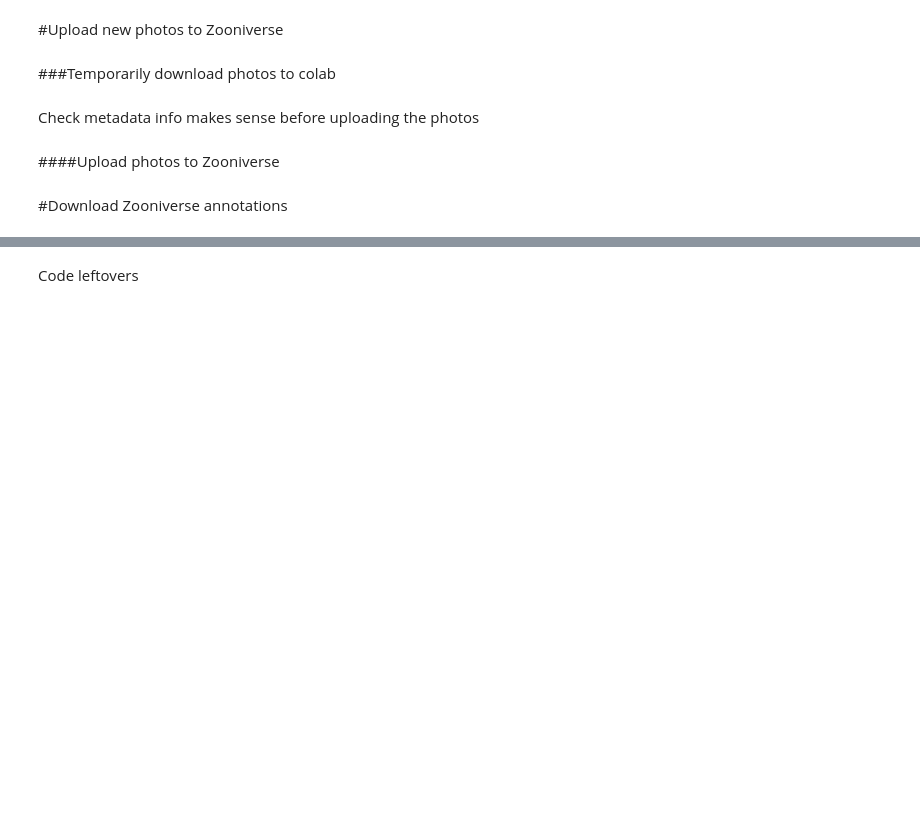
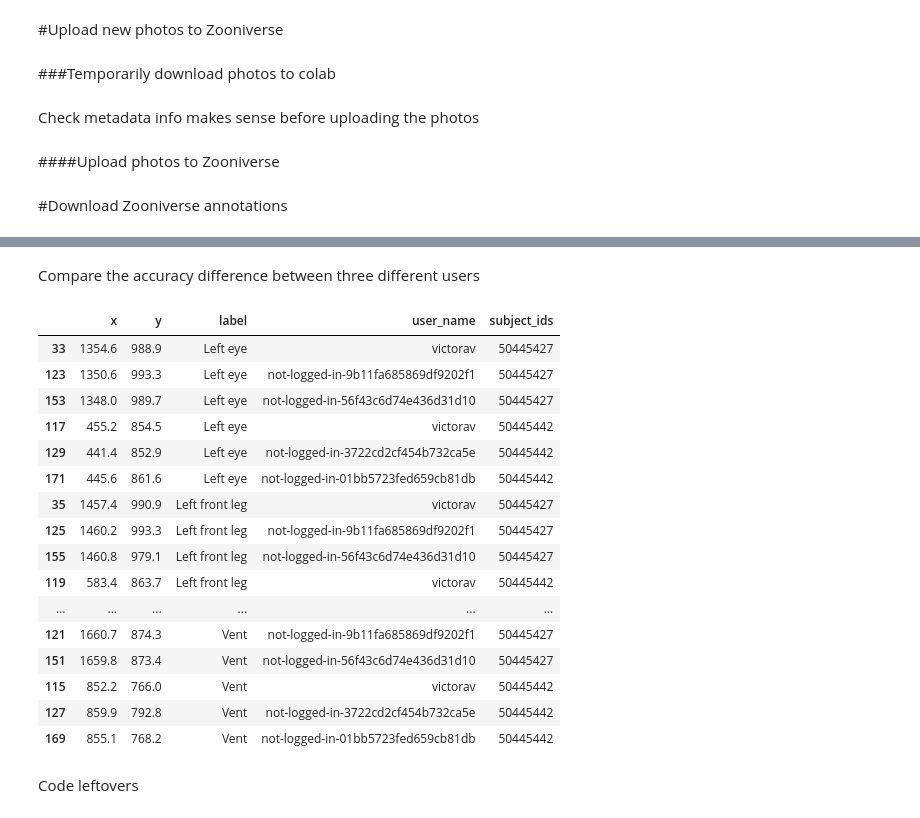
Before and after one commit to wildlifeai/pepeketua_zooniverse, a Jupyter notebook: frog_zooniverse.ipynb, the cells around one changed output, grey strips where cells are left out. Drawn from its saved outputs; the diff is of its cells as text; code cells hidden in the pictures; blank space fills up the shorter version.

Commit message:
Compared annotations from multiple users

```diff
--- a/frog_zooniverse.ipynb
+++ b/frog_zooniverse.ipynb
@@ -279,3 +293,29 @@ flat_anotations
+# %% [markdown]
+Compare the accuracy difference between three different users
+# %%
+duplicated_annotations = flat_anotations.groupby(['subject_ids','label']).filter(lambda x: len(x) == 3)
+
+duplicated_annotations.sort_values(by=['label','subject_ids'])[['x','y','label','user_name','subject_ids']].round({'x': 1, 'y': 1})
+
+#max_min_duplicates=duplicated_annotations.groupby(['subject_ids','label']).agg({'x':['max','min'],'y':['max','min']})
+# %% [output]
+|  | x | y | label | user_name | subject_ids |
+| 33 | 1354.6 | 988.9 | Left eye | victorav | 50445427 |
+| 123 | 1350.6 | 993.3 | Left eye | not-logged-in-9b11fa685869df9202f1 | 50445427 |
+| 153 | 1348.0 | 989.7 | Left eye | not-logged-in-56f43c6d74e436d31d10 | 50445427 |
+| 117 | 455.2 | 854.5 | Left eye | victorav | 50445442 |
+| 129 | 441.4 | 852.9 | Left eye | not-logged-in-3722cd2cf454b732ca5e | 50445442 |
+| 171 | 445.6 | 861.6 | Left eye | not-logged-in-01bb5723fed659cb81db | 50445442 |
+| 35 | 1457.4 | 990.9 | Left front leg | victorav | 50445427 |
+| 125 | 1460.2 | 993.3 | Left front leg | not-logged-in-9b11fa685869df9202f1 | 50445427 |
+| 155 | 1460.8 | 979.1 | Left front leg | not-logged-in-56f43c6d74e436d31d10 | 50445427 |
+| 119 | 583.4 | 863.7 | Left front leg | victorav | 50445442 |
+| ... | ... | ... | ... | ... | ... |
+| 121 | 1660.7 | 874.3 | Vent | not-logged-in-9b11fa685869df9202f1 | 50445427 |
+| 151 | 1659.8 | 873.4 | Vent | not-logged-in-56f43c6d74e436d31d10 | 50445427 |
+| 115 | 852.2 | 766.0 | Vent | victorav | 50445442 |
+| 127 | 859.9 | 792.8 | Vent | not-logged-in-3722cd2cf454b732ca5e | 50445442 |
+| 169 | 855.1 | 768.2 | Vent | not-logged-in-01bb5723fed659cb81db | 50445442 |
 # %% [markdown]
 Code leftovers
 # %%
```
Also changed, not shown: parts of 3 cells of this notebook.
